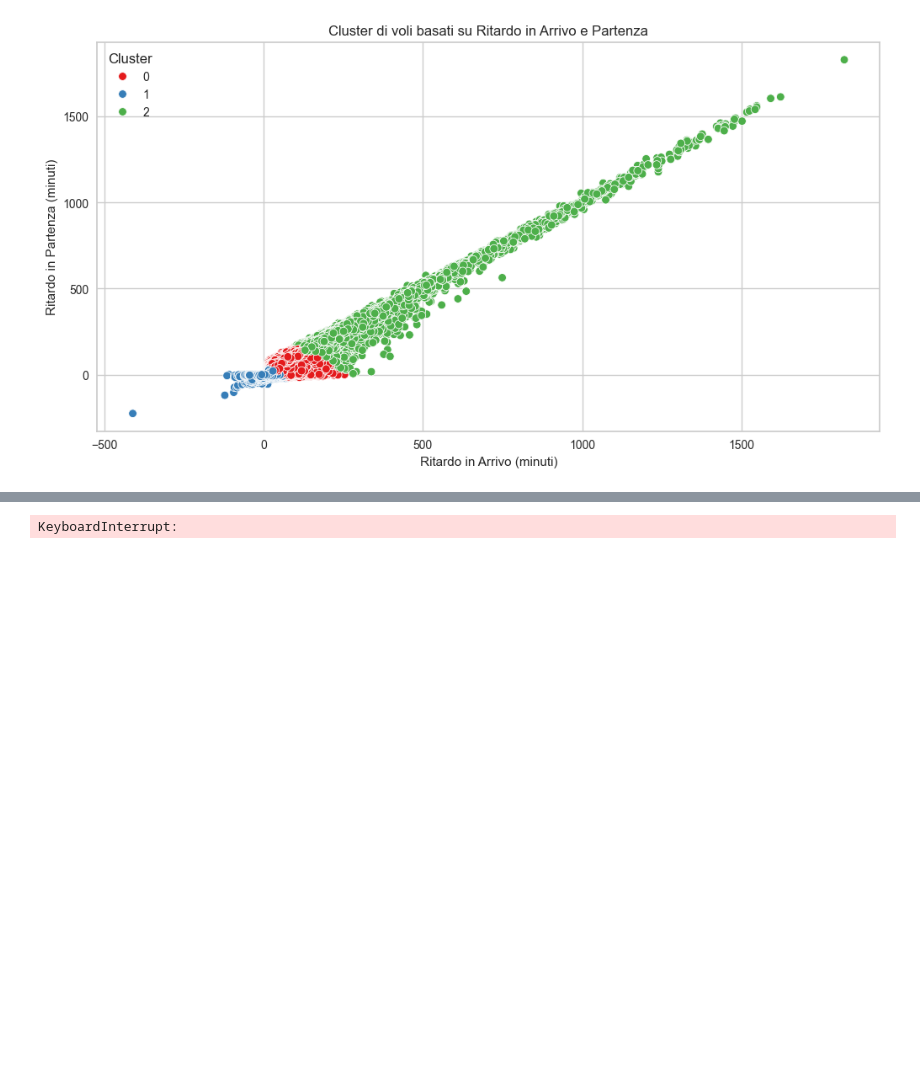
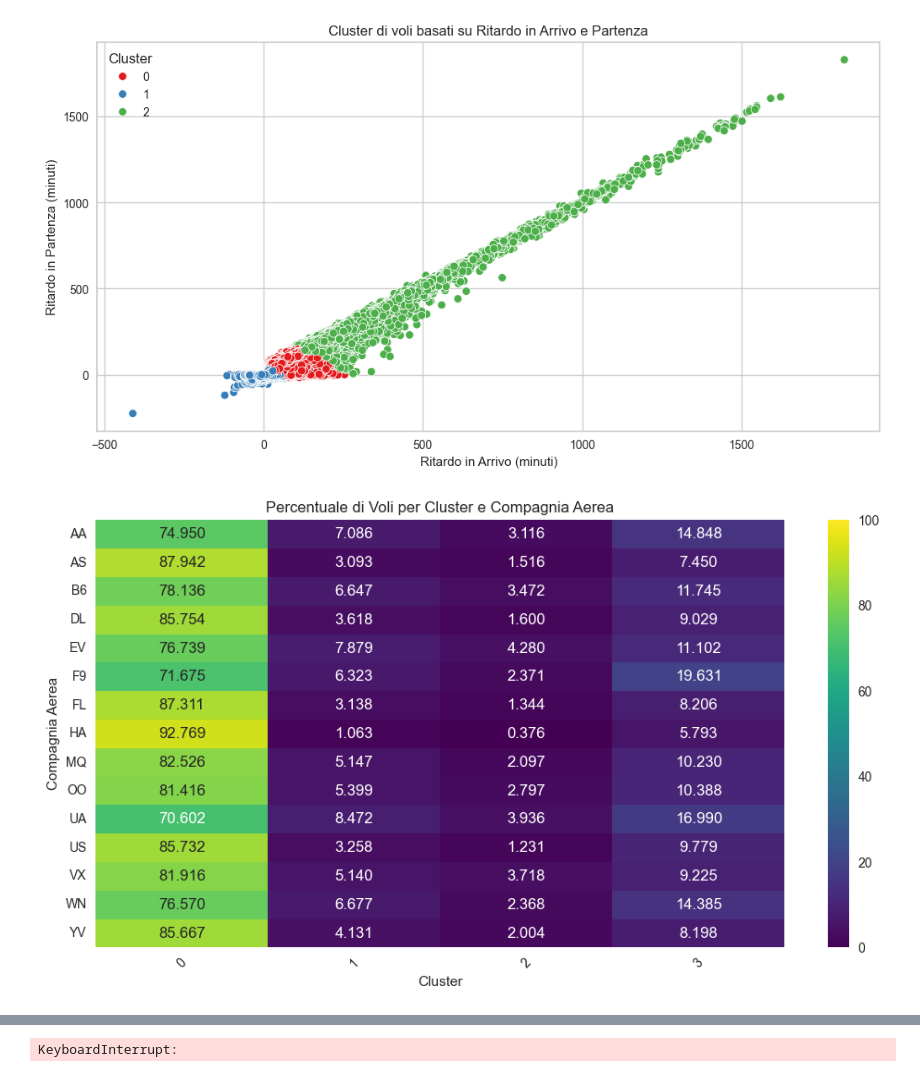
Before and after one commit to Walter-Di-Sabatino/Time-Series-Data-Science-Project, a Jupyter notebook: clustering.ipynb, the cells around one changed output, grey strips where cells are left out. Saved outputs shown, nothing was run; the diff lists cells and outputs as text; code cells hidden in the pictures; blank space fills up the shorter version.

```diff
--- a/clustering.ipynb
+++ b/clustering.ipynb
@@ -100,3 +139,21 @@ plt.legend(title='Cluster')
 plt.show()
 # %% [output]
 [figure]
+# %%
+# Creazione della tabella di contingenza (matrice)
+contingency_table = pd.crosstab(df['OP_CARRIER'], df['Cluster'])
+
+# Normalizzazione dei valori per ottenere percentuali
+contingency_table_percent = contingency_table.div(contingency_table.sum(axis=1), axis=0) * 100
+
+# Creazione della heatmap con percentuali
+plt.figure(figsize=(12, 6))
+sns.heatmap(contingency_table_percent, annot=True, cmap='viridis', fmt='.3f', cbar=True, vmin=0, vmax=100)
+plt.title('Percentuale di Voli per Cluster e Compagnia Aerea')
+plt.xlabel('Cluster')
+plt.ylabel('Compagnia Aerea')
+plt.xticks(rotation=45)
+plt.yticks(rotation=0)
+plt.show()
+# %% [output]
+[figure, added]
```
Also changed, not shown: parts of 12 cells of this notebook, 1 other file.
